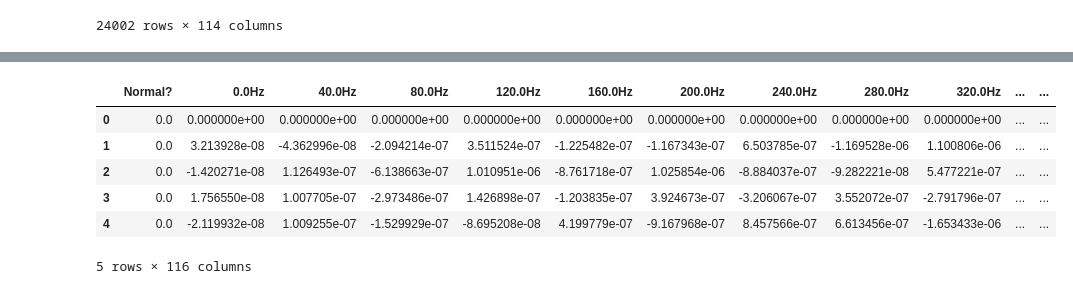
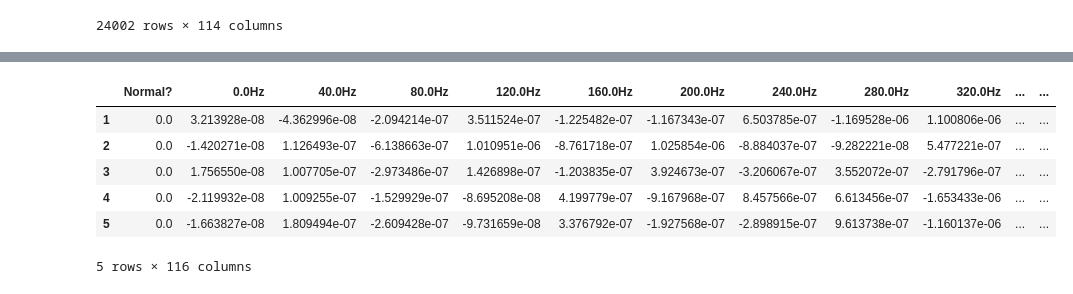
Before and after one commit to WaggleNet/bsg_wavenet, a Jupyter notebook: PCA_SVD_Mixed.ipynb, the cells around one changed output, grey strips where cells are left out. Saved outputs shown, nothing was run; the diff lists cells and outputs as text; code cells hidden in the pictures.

```diff
--- a/PCA_SVD_Mixed.ipynb
+++ b/PCA_SVD_Mixed.ipynb
@@ -245,14 +245,14 @@ Zstar = Z@V[:,:50]
 df_audio['p0'] = Zstar.values[:,0]
 df_audio['p1'] = Zstar.values[:,1]
 # %%
-df_audio.head()
+df_audio[1:].head()
 # %% [output]
 |  | Normal? | 0.0Hz | 40.0Hz | 80.0Hz | 120.0Hz | 160.0Hz | 200.0Hz | 240.0Hz | 280.0Hz | 320.0Hz | ... | ... |
-| 0 | 0.0 | 0.000000e+00 | 0.000000e+00 | 0.000000e+00 | 0.000000e+00 | 0.000000e+00 | 0.000000e+00 | 0.000000e+00 | 0.000000e+00 | 0.000000e+00 | ... | ... |
 | 1 | 0.0 | 3.213928e-08 | -4.362996e-08 | -2.094214e-07 | 3.511524e-07 | -1.225482e-07 | -1.167343e-07 | 6.503785e-07 | -1.169528e-06 | 1.100806e-06 | ... | ... |
 | 2 | 0.0 | -1.420271e-08 | 1.126493e-07 | -6.138663e-07 | 1.010951e-06 | -8.761718e-07 | 1.025854e-06 | -8.884037e-07 | -9.282221e-08 | 5.477221e-07 | ... | ... |
 | 3 | 0.0 | 1.756550e-08 | 1.007705e-07 | -2.973486e-07 | 1.426898e-07 | -1.203835e-07 | 3.924673e-07 | -3.206067e-07 | 3.552072e-07 | -2.791796e-07 | ... | ... |
 | 4 | 0.0 | -2.119932e-08 | 1.009255e-07 | -1.529929e-07 | -8.695208e-08 | 4.199779e-07 | -9.167968e-07 | 8.457566e-07 | 6.613456e-07 | -1.653433e-06 | ... | ... |
+| 5 | 0.0 | -1.663827e-08 | 1.809494e-07 | -2.609428e-07 | -9.731659e-08 | 3.376792e-07 | -1.927568e-07 | -2.898915e-07 | 9.613738e-07 | -1.160137e-06 | ... | ... |
 5 rows × 116 columns
 # %%
 def plot_arrow(vector,scale,text_label,text_posx,text_posy):
```
Also changed, not shown: parts of 8 cells of this notebook, 1 other file.
